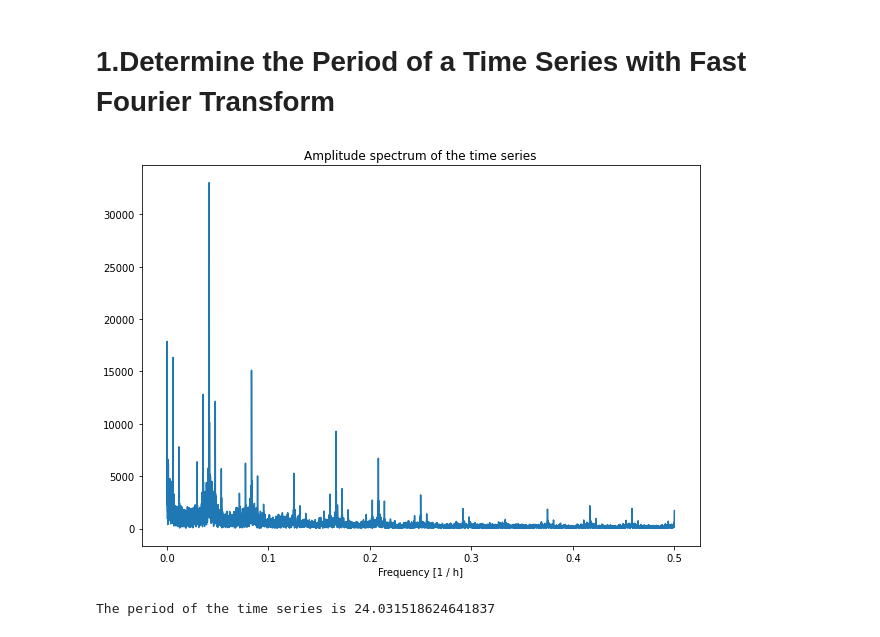
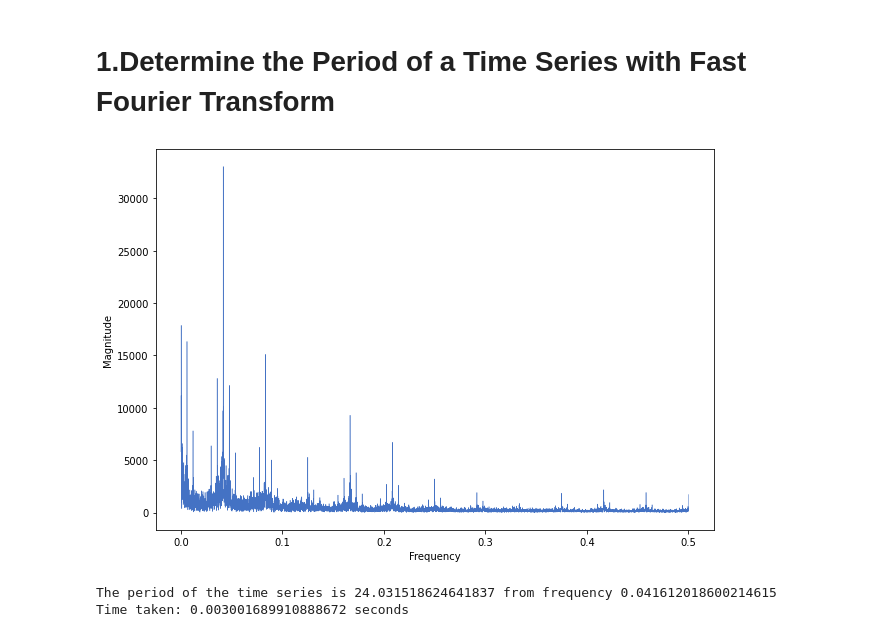
Before and after one commit to andrewlee1807/ChronoPatternNet, a Jupyter notebook: analysis/gyeoggi.ipynb, the cells around one changed output. Saved outputs shown, nothing was run; the diff lists cells and outputs as text; code cells hidden in the pictures.

Commit message:
analysis data

```diff
--- a/analysis/gyeoggi.ipynb
+++ b/analysis/gyeoggi.ipynb
@@ -10,26 +11,29 @@ data = dataset.dataloader.export_the_sequence(['Amount of Consumption'])
 Reading data from: https://raw.githubusercontent.com/andrewlee1807/Weights/main/datasets/gyeonggi_univariable/9654_1hour.csv
 # %% [markdown]
 # 1.Determine the Period of a Time Series with Fast Fourier Transform
-# %%
-from scipy.fft import rfft, rfftfreq
-import numpy as np
-import matplotlib.pyplot as plt
-
-nobs = len(data.squeeze())
-temperature_ft = np.abs(rfft(data.squeeze()))
-temperature_freq = rfftfreq(nobs)
-
-plt.figure(figsize=(10, 7))
-plt.plot(temperature_freq[2:], temperature_ft[2:])
-#annot_max(temperature_freq[2:], temperature_ft[2:])
-plt.title('Amplitude spectrum of the time series')
-plt.xlabel('Frequency [1 / h]')
-plt.show()
-# %% [output]
-[figure, removed]
+# %%
+from scipy.fft import rfft, rfftfreq
+import numpy as np
+import matplotlib.pyplot as plt
+
+nobs = len(data.squeeze())
+temperature_ft = np.abs(rfft(data.squeeze()))
+temperature_freq = rfftfreq(nobs)
+
+plt.figure(figsize=(10, 7))
+plt.plot(temperature_freq[2:], temperature_ft[2:], linewidth=0.5, color='#4472C4')
+#annot_max(temperature_freq[2:], temperature_ft[2:])
+# plt.title('Amplitude spectrum of the time series')
+plt.xlabel('Frequency')
+plt.ylabel('Magnitude')
+plt.show()
+# %% [output]
+[figure, added]
 # %%
 from scipy.fft import fft
+import numpy as np
 
+t1 = time.time()
 # Calculate the Fourier transform
 yf = np.fft.fft(data.squeeze())
 xf = np.linspace(0.0, 1.0 / (2.0), len(data.squeeze()) // 2)
@@ -41,7 +45,9 @@ idx = np.argmax(np.abs(yf[1:len(data.squeeze()) // 2]))
 freq = xf[idx]
 
 period = (1 / freq)
-print(f"The period of the time series is {period}")
+print(f"The period of the time series is {period} from frequency {freq}")
 # The period of the time series is 24.031518624641837
+print(f"Time taken: {time.time() - t1} seconds")
 # %% [output]
-The period of the time series is 24.031518624641837
+The period of the time series is 24.031518624641837 from frequency 0.041612018600214615
+Time taken: 0.003001689910888672 seconds
```
Also changed, not shown: parts of 4 cells of this notebook, 3 other files.
